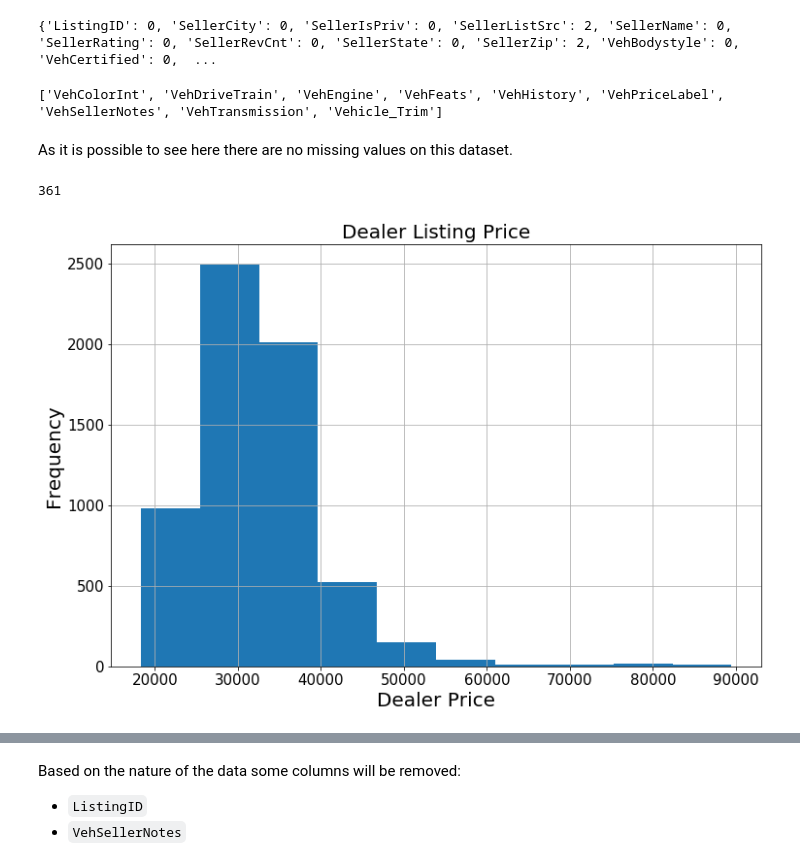
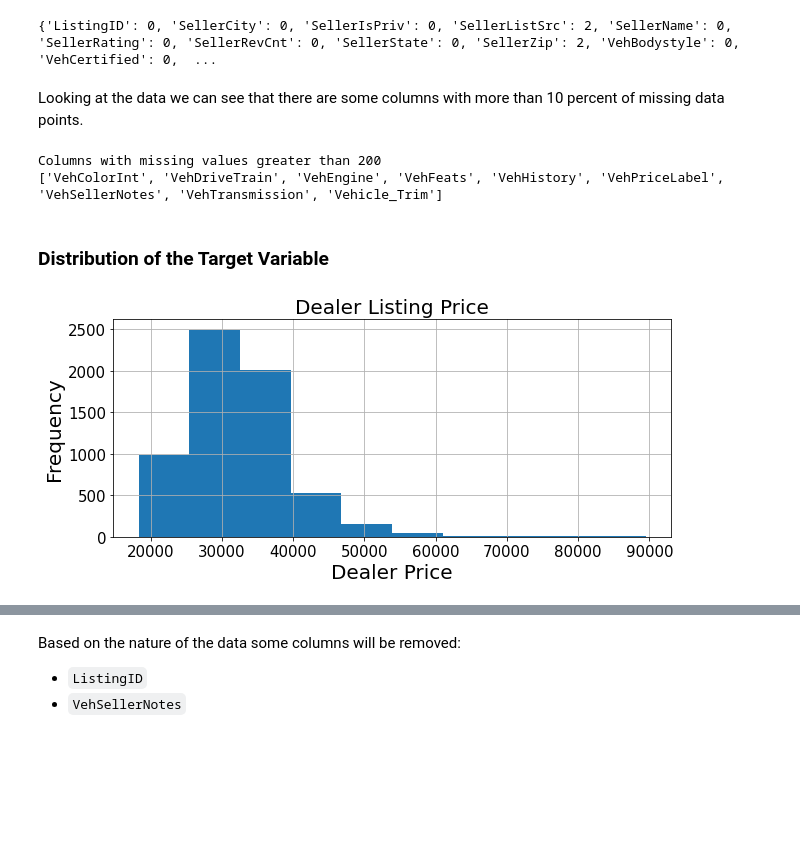
Before and after one commit to rodolfolermacontreras/Boeing_Assignment_1, a Jupyter notebook: Boeing_Assignment.ipynb, the cells around one changed output, grey strips where cells are left out. Cells and saved outputs as stored; diff of their text form; code cells hidden in the pictures; blank space fills up the shorter version.

Commit message:
Format data frame missing

```diff
--- a/Boeing_Assignment.ipynb
+++ b/Boeing_Assignment.ipynb
@@ -99,25 +127,25 @@ for key, value in columns_missing.items():
 print(columns_missing)
 # %% [output]
 {'ListingID': 0, 'SellerCity': 0, 'SellerIsPriv': 0, 'SellerListSrc': 2, 'SellerName': 0, 'SellerRating': 0, 'SellerRevCnt': 0, 'SellerState': 0, 'SellerZip': 2, 'VehBodystyle': 0, 'VehCertified': 0,  ...
-# %%
-print(missing_columns_names)
-# %% [output]
-['VehColorInt', 'VehDriveTrain', 'VehEngine', 'VehFeats', 'VehHistory', 'VehPriceLabel', 'VehSellerNotes', 'VehTransmission', 'Vehicle_Trim']
-# %% [markdown]
-As it is possible to see here there are no missing values on this dataset.
-# %%
-Training_df['VehEngine'].isnull().sum()
-# %% [output]
-361
+# %% [markdown]
+Looking at the data we can see that there are some columns with more than 10 percent of missing data points.
+# %%
+print('Columns with missing values greater than 200')
+print(missing_columns_names)
+# %% [output]
+Columns with missing values greater than 200
+['VehColorInt', 'VehDriveTrain', 'VehEngine', 'VehFeats', 'VehHistory', 'VehPriceLabel', 'VehSellerNotes', 'VehTransmission', 'Vehicle_Trim']
+# %% [markdown]
+### Distribution of the Target Variable
 # %%
 import matplotlib.pyplot as plt
-Training_df['Dealer_Listing_Price'].hist(figsize = (12,8))
+Training_df['Dealer_Listing_Price'].hist(figsize = (10,4))
 plt.xlabel('Dealer Price', fontsize = 20)
 plt.ylabel('Frequency',fontsize = 20)
 plt.title('Dealer Listing Price', fontsize = 20)
 plt.tick_params(axis="x", labelsize=15)
 plt.tick_params(axis="y", labelsize=15)
 plt.grid(True)
 plt.show()
 # %% [output]
-[figure, old version]
+[figure, new version]
```
Also changed, not shown: parts of 43 cells of this notebook.
